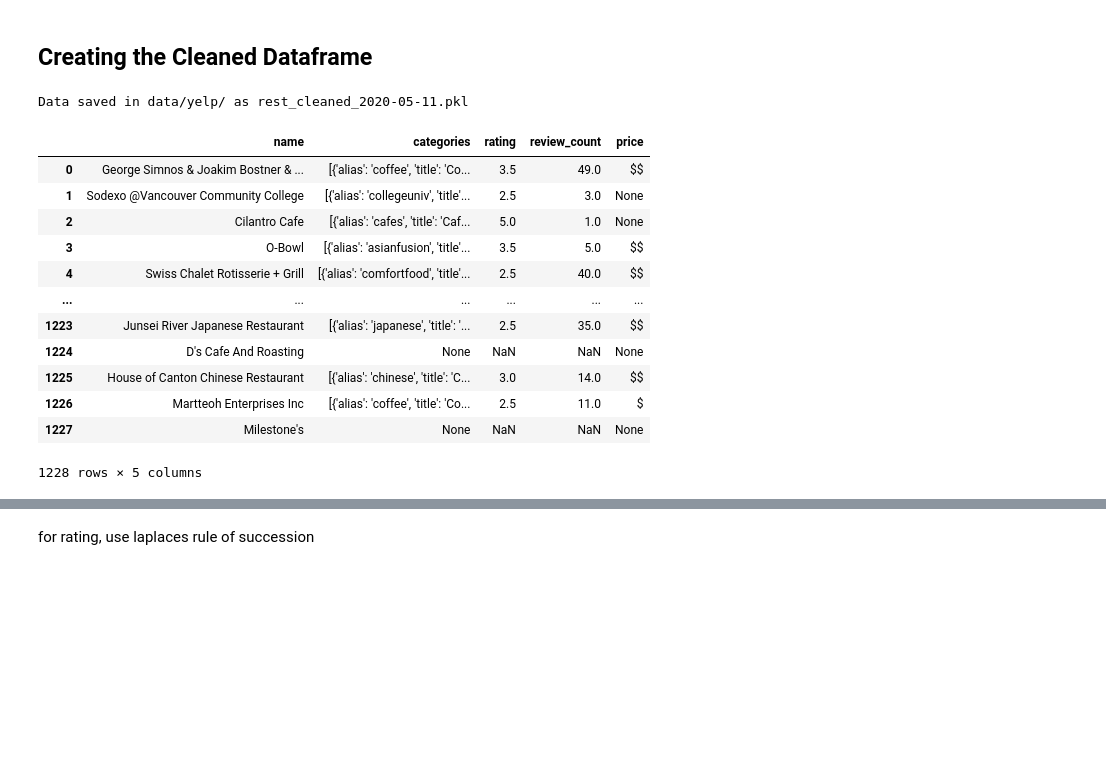
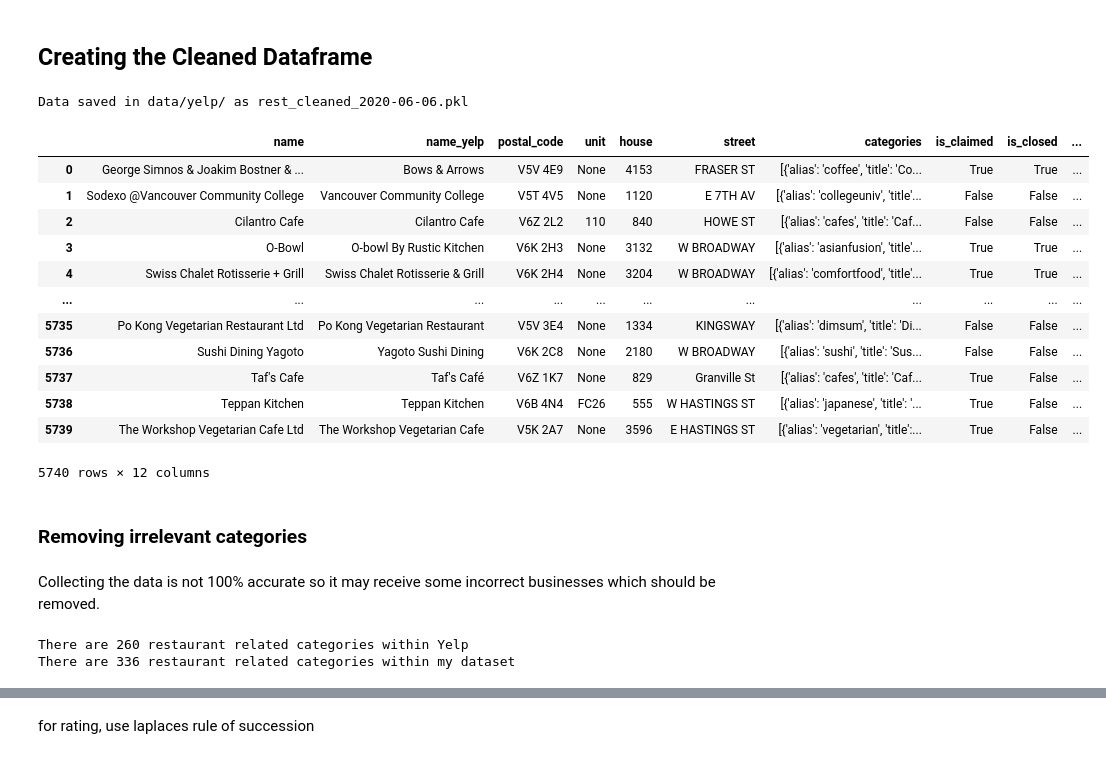
Before and after one commit to bradentam/vancouver_restaurants_project, a Jupyter notebook: eda/eda.ipynb, the cells around one changed output, grey strips where cells are left out. Drawn from its saved outputs; the diff is of its cells as text; code cells hidden in the pictures; blank space fills up the shorter version.

```diff
--- a/eda/eda.ipynb
+++ b/eda/eda.ipynb
@@ -570,17 +546,38 @@ data_clean = dict(name = [],
                   review_count = [],
                   price = [])
 # %%
-for name in data['name']:
-    data_clean['name'].append(name)
+cols = ['name', 'postal_code', 'unit', 'house', 'street']
+for col in cols:
+    for entry in data[str(col)]:
+        data_clean[str(col)].append(entry)
+
 for call in data['yelp_call']:
     if call == None:
-        data_clean['categories'].append(None)
+        data_clean['name_yelp'].append(None)
+        data_clean['is_claimed'].append(None)
+        data_clean['is_closed'].append(None)
+        data_clean['categories'].append([])
         data_clean['rating'].append(None)
         data_clean['review_count'].append(None)
         data_clean['price'].append(None)
     else:
+        if 'name' not in call:
+            data_clean['name_yelp'].append(None)
+        else:
+            data_clean['name_yelp'].append(call['name'])
+
+        if 'is_claimed' not in call:
+            data_clean['is_claimed'].append(None)
+        else:
+            data_clean['is_claimed'].append(call['is_claimed'])
+
+        if 'is_closed' not in call:
+            data_clean['is_closed'].append(None)
+        else:
+            data_clean['is_closed'].append(call['is_closed'])
+
         if 'categories' not in call:
-            data_clean['categories'].append(None)
+            data_clean['categories'].append([])
         else:
             data_clean['categories'].append(call['categories'])
 
@@ -599,26 +596,34 @@ for call in data['yelp_call']:
         else:
             data_clean['price'].append(call['price'])
 
+
 path = 'data/yelp/'
 filename = 'rest_cleaned' + time.strftime('_%Y-%m-%d') + '.pkl'
 with open(path + filename, 'wb') as f:
-    pickle.dump(data, f, pickle.HIGHEST_PROTOCOL)
+    pickle.dump(data_clean, f, pickle.HIGHEST_PROTOCOL)
 print('Data saved in {} as {}'.format(path, filename))
 # %% [output]
-Data saved in data/yelp/ as rest_cleaned_2020-05-11.pkl
+Data saved in data/yelp/ as rest_cleaned_2020-06-06.pkl
-# %%
-pd.DataFrame(data_clean)
-# %% [output]
-|  | name | categories | rating | review_count | price |
-| 0 | George Simnos & Joakim Bostner & ... | [{'alias': 'coffee', 'title': 'Co... | 3.5 | 49.0 | $$ |
-| 1 | Sodexo @Vancouver Community College | [{'alias': 'collegeuniv', 'title'... | 2.5 | 3.0 | None |
-| 2 | Cilantro Cafe | [{'alias': 'cafes', 'title': 'Caf... | 5.0 | 1.0 | None |
-| 3 | O-Bowl | [{'alias': 'asianfusion', 'title'... | 3.5 | 5.0 | $$ |
-| 4 | Swiss Chalet Rotisserie + Grill | [{'alias': 'comfortfood', 'title'... | 2.5 | 40.0 | $$ |
-| ... | ... | ... | ... | ... | ... |
-| 1223 | Junsei River Japanese Restaurant | [{'alias': 'japanese', 'title': '... | 2.5 | 35.0 | $$ |
-| 1224 | D's Cafe And Roasting | None | NaN | NaN | None |
-| 1225 | House of Canton Chinese Restaurant | [{'alias': 'chinese', 'title': 'C... | 3.0 | 14.0 | $$ |
-| 1226 | Martteoh Enterprises Inc | [{'alias': 'coffee', 'title': 'Co... | 2.5 | 11.0 | $ |
-| 1227 | Milestone's | None | NaN | NaN | None |
-1228 rows × 5 columns
+# %%
+with open('data/yelp/rest_cleaned_2020-06-06.pkl', 'rb') as f:
+    data_clean = pickle.load(f)
+data_clean = pd.DataFrame(data_clean)
+data_clean
+# %% [output]
+|  | name | name_yelp | postal_code | unit | house | street | categories | is_claimed | is_closed | ... |
+| 0 | George Simnos & Joakim Bostner & ... | Bows & Arrows | V5V 4E9 | None | 4153 | FRASER ST | [{'alias': 'coffee', 'title': 'Co... | True | True | ... |
+| 1 | Sodexo @Vancouver Community College | Vancouver Community College | V5T 4V5 | None | 1120 | E 7TH AV | [{'alias': 'collegeuniv', 'title'... | False | False | ... |
+| 2 | Cilantro Cafe | Cilantro Cafe | V6Z 2L2 | 110 | 840 | HOWE ST | [{'alias': 'cafes', 'title': 'Caf... | False | False | ... |
+| 3 | O-Bowl | O-bowl By Rustic Kitchen | V6K 2H3 | None | 3132 | W BROADWAY | [{'alias': 'asianfusion', 'title'... | True | True | ... |
+| 4 | Swiss Chalet Rotisserie + Grill | Swiss Chalet Rotisserie & Grill | V6K 2H4 | None | 3204 | W BROADWAY | [{'alias': 'comfortfood', 'title'... | True | True | ... |
+| ... | ... | ... | ... | ... | ... | ... | ... | ... | ... | ... |
+| 5735 | Po Kong Vegetarian Restaurant Ltd | Po Kong Vegetarian Restaurant | V5V 3E4 | None | 1334 | KINGSWAY | [{'alias': 'dimsum', 'title': 'Di... | False | False | ... |
+| 5736 | Sushi Dining Yagoto | Yagoto Sushi Dining | V6K 2C8 | None | 2180 | W BROADWAY | [{'alias': 'sushi', 'title': 'Sus... | False | False | ... |
+| 5737 | Taf's Cafe | Taf's Café | V6Z 1K7 | None | 829 | Granville St | [{'alias': 'cafes', 'title': 'Caf... | True | False | ... |
+| 5738 | Teppan Kitchen | Teppan Kitchen | V6B 4N4 | FC26 | 555 | W HASTINGS ST | [{'alias': 'japanese', 'title': '... | True | False | ... |
+| 5739 | The Workshop Vegetarian Cafe Ltd | The Workshop Vegetarian Cafe | V5K 2A7 | None | 3596 | E HASTINGS ST | [{'alias': 'vegetarian', 'title':... | True | False | ... |
+5740 rows × 12 columns
+# %% [markdown]
+### Removing irrelevant categories
+# %% [markdown]
+Collecting the data is not 100% accurate so it may receive some incorrect businesses which should be removed.
@@ -624,0 +643,6 @@ pd.DataFrame(data_clean)
+# %%
+print(f'There are %i restaurant related categories within Yelp' % len(rest_cats))
+print(f'There are %i restaurant related categories within my dataset' % len(list(set(category_list))))
+# %% [output]
+There are 260 restaurant related categories within Yelp
+There are 336 restaurant related categories within my dataset
```
Also changed, not shown: parts of 27 cells of this notebook.
